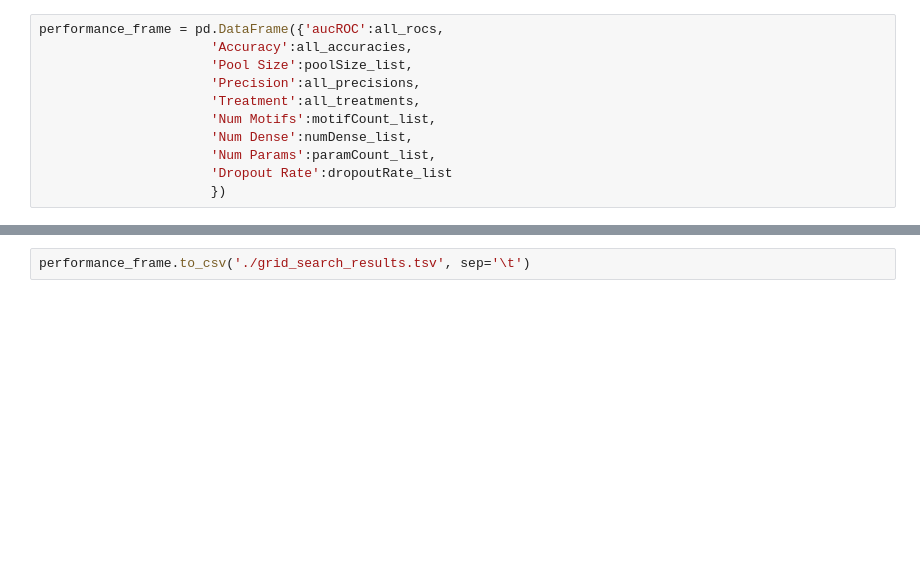
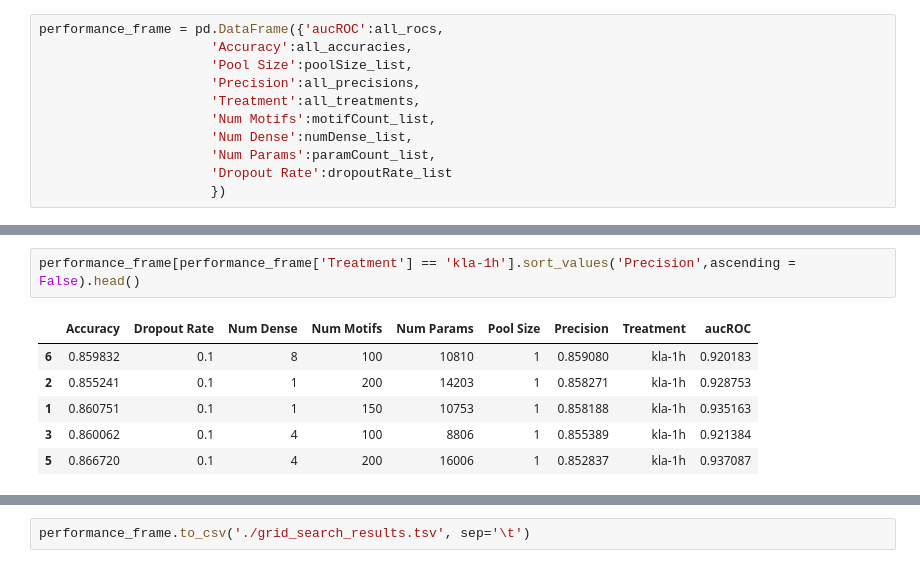
Before and after one commit to jenhantao/genomic_grammar, a Jupyter notebook: Attention Only Classification Analysis.ipynb, the cells around one changed output, grey strips where cells are left out. Saved outputs shown, nothing was run; the diff lists cells and outputs as text; blank space fills up the shorter version.

```diff
--- a/Attention Only Classification Analysis.ipynb
+++ b/Attention Only Classification Analysis.ipynb
@@ -498,0 +554,9 @@ performance_frame = pd.DataFrame({'aucROC':all_rocs,
+# %%
+performance_frame[performance_frame['Treatment'] == 'kla-1h'].sort_values('Precision',ascending = False).head()
+# %% [output]
+|  | Accuracy | Dropout Rate | Num Dense | Num Motifs | Num Params | Pool Size | Precision | Treatment | aucROC |
+| 6 | 0.859832 | 0.1 | 8 | 100 | 10810 | 1 | 0.859080 | kla-1h | 0.920183 |
+| 2 | 0.855241 | 0.1 | 1 | 200 | 14203 | 1 | 0.858271 | kla-1h | 0.928753 |
+| 1 | 0.860751 | 0.1 | 1 | 150 | 10753 | 1 | 0.858188 | kla-1h | 0.935163 |
+| 3 | 0.860062 | 0.1 | 4 | 100 | 8806 | 1 | 0.855389 | kla-1h | 0.921384 |
+| 5 | 0.866720 | 0.1 | 4 | 200 | 16006 | 1 | 0.852837 | kla-1h | 0.937087 |
```
Also changed, not shown: parts of 26 cells of this notebook.
